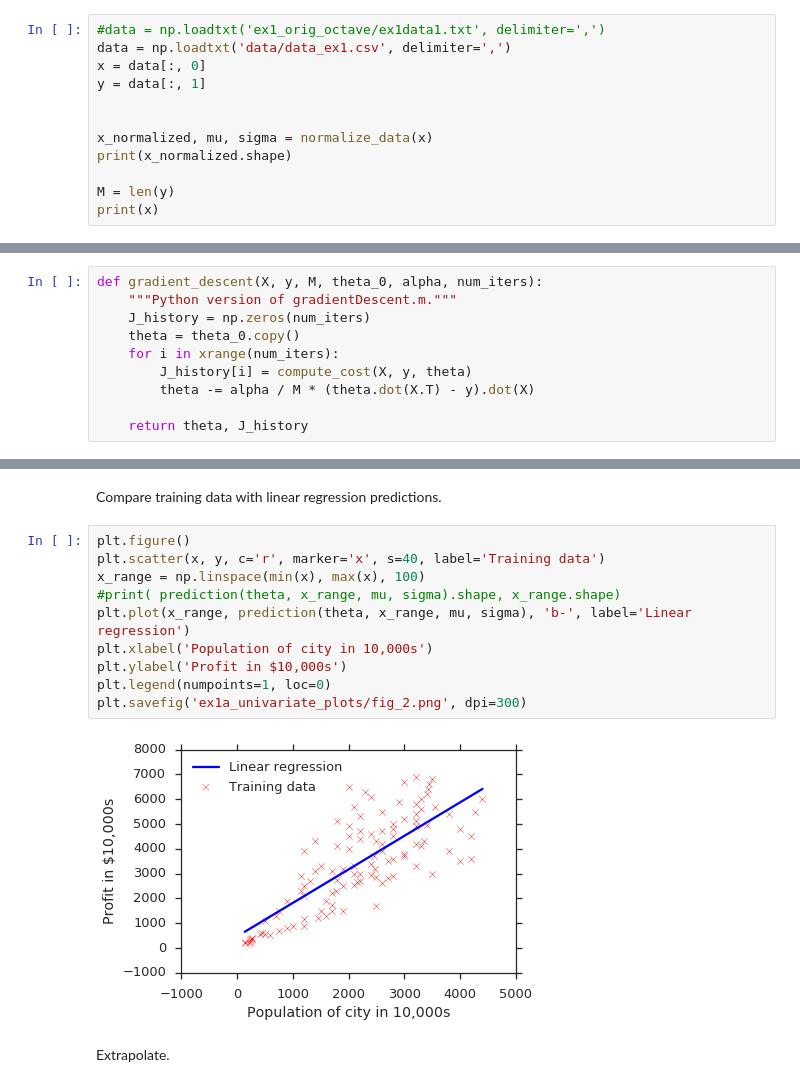
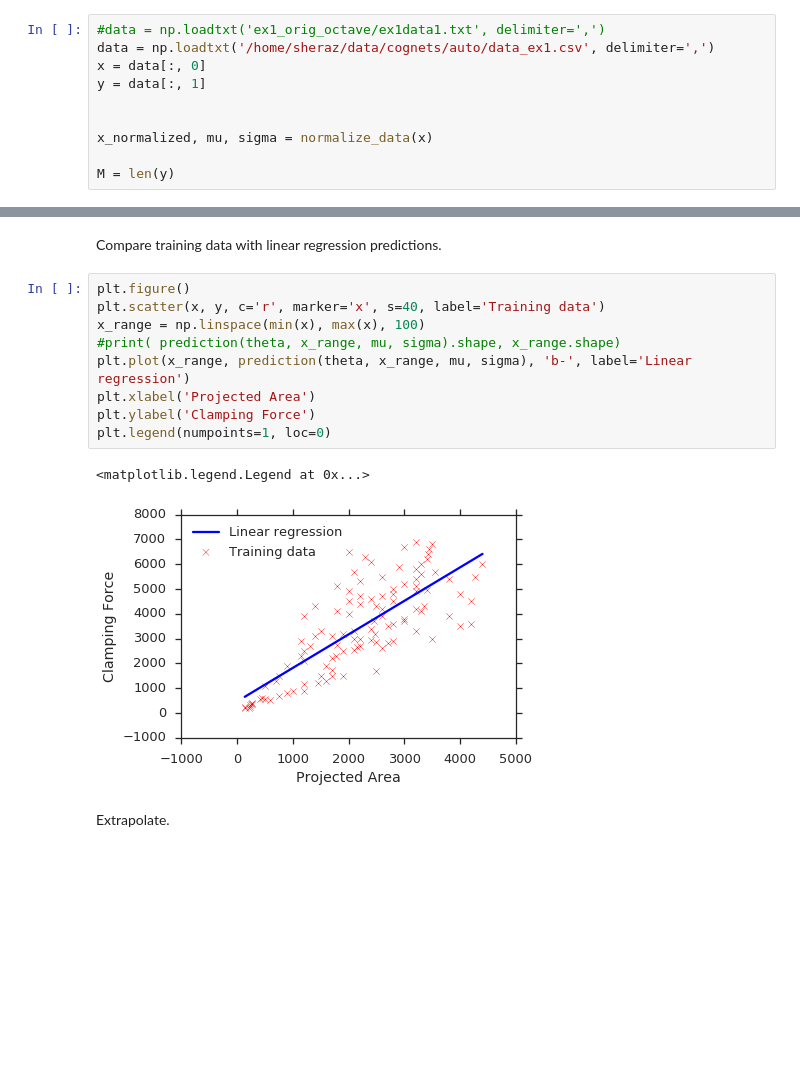
Before and after one commit to cognets/automatons, a Jupyter notebook: automatons/automatons_ex1.ipynb, the cells around one changed output, grey strips where cells are left out. Drawn from its saved outputs; the diff is of its cells as text; blank space fills up the shorter version.

```diff
--- a/automatons/automatons_ex1.ipynb
+++ b/automatons/automatons_ex1.ipynb
@@ -26,13 +52,11 @@ def add_column_ones(x):
 Load the dataset.
 # %%
 #data = np.loadtxt('ex1_orig_octave/ex1data1.txt', delimiter=',')
-data = np.loadtxt('data/data_ex1.csv', delimiter=',')
+data = np.loadtxt('/home/sheraz/data/cognets/auto/data_ex1.csv', delimiter=',')
 x = data[:, 0]
 y = data[:, 1]
 
 
 x_normalized, mu, sigma = normalize_data(x)
-print(x_normalized.shape)
 
 M = len(y)
-print(x)
@@ -95,10 +98,0 @@ Implement the gradient descent algorithm.
-# %%
-def gradient_descent(X, y, M, theta_0, alpha, num_iters):
-    """Python version of gradientDescent.m."""
-    J_history = np.zeros(num_iters)
-    theta = theta_0.copy()
-    for i in xrange(num_iters):
-        J_history[i] = compute_cost(X, y, theta)
-        theta -= alpha / M * (theta.dot(X.T) - y).dot(X)
-
-    return theta, J_history
@@ -136,15 +121,15 @@ Compare training data with linear regression predictions.
 # %%
 plt.figure()
 plt.scatter(x, y, c='r', marker='x', s=40, label='Training data')
 x_range = np.linspace(min(x), max(x), 100)
 #print( prediction(theta, x_range, mu, sigma).shape, x_range.shape)
 plt.plot(x_range, prediction(theta, x_range, mu, sigma), 'b-', label='Linear regression')
-plt.xlabel('Population of city in 10,000s')
-plt.ylabel('Profit in $10,000s')
+plt.xlabel('Projected Area')
+plt.ylabel('Clamping Force')
 plt.legend(numpoints=1, loc=0)
-plt.savefig('ex1a_univariate_plots/fig_2.png', dpi=300)
 # %% [output]
+<matplotlib.legend.Legend at 0x...>
-[figure, old version]
+[figure, new version]
 # %% [markdown]
 Extrapolate.
 # %%
```
Also changed, not shown: parts of 18 cells of this notebook, 10 other files.
